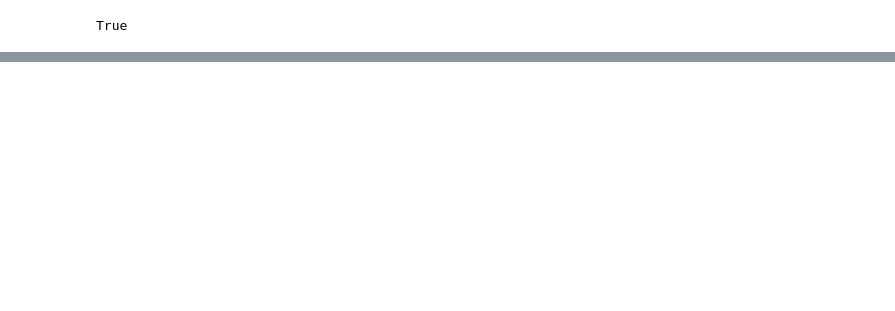
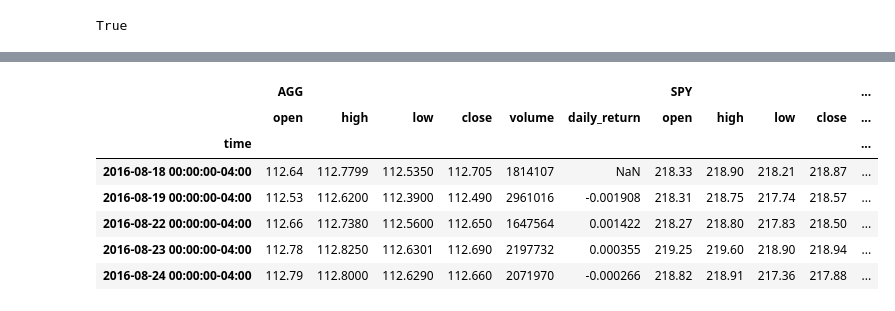
Before and after one commit to palma-javier-1997/Financial-Planner, a Jupyter notebook: Untitled.ipynb, the cells around one changed output, grey strips where cells are left out. Cells and saved outputs as stored; diff of their text form; code cells hidden in the pictures; blank space fills up the shorter version.

```diff
--- a/Untitled.ipynb
+++ b/Untitled.ipynb
@@ -95,0 +212,31 @@ The current value of your 5.3 ETH is $2625.73
+# %%
+# Set Alpaca API key and secret
+alpaca_api_key = os.getenv("ALPACA_API_KEY")
+alpaca_secret_key = os.getenv("ALPACA_SECRET_KEY")
+
+api = tradeapi.REST(
+    alpaca_api_key,
+    alpaca_secret_key,
+    api_version = "v2"
+)
+# %%
+# Set start and end dates of five years back from today.
+# Sample results may vary from the solution based on the time frame chosen
+timeframe = "1D"
+start_date = pd.Timestamp('2015-08-07', tz='America/New_York').isoformat()
+end_date = pd.Timestamp('2020-08-07', tz='America/New_York').isoformat()
+
+# Set the tickers
+tickers = ["SPY", "AGG"]
+
+# Get 5 years' worth of historical data for SPY and AGG
+df_stock_data = api.get_barset(
+    tickers,
+    timeframe,
+    start=start_date,
+    end=end_date,
+    limit=1000
+).df
+
+# Display sample data
+df_stock_data.head()
@@ -95,0 +252,20 @@ The current value of your 5.3 ETH is $2625.73
+# %%
+# Configuring a Monte Carlo simulation to forecast 30 years cumulative returns
+MC_30_year = MCSimulation(
+    portfolio_data = df_stock_data,
+    weights = [.60,.40],
+    num_simulation = 500,
+    num_trading_days = 252*30
+)
+# %%
+# Printing Simulation input data
+MC_30_year.portfolio_data.head()
+# %% [output]
+|  | AGG |  |  |  |  |  | SPY |  |  |  | ... |
+|  | open | high | low | close | volume | daily_return | open | high | low | close | ... |
+| time |  |  |  |  |  |  |  |  |  |  | ... |
+| 2016-08-18 00:00:00-04:00 | 112.64 | 112.7799 | 112.5350 | 112.705 | 1814107 | NaN | 218.33 | 218.90 | 218.21 | 218.87 | ... |
+| 2016-08-19 00:00:00-04:00 | 112.53 | 112.6200 | 112.3900 | 112.490 | 2961016 | -0.001908 | 218.31 | 218.75 | 217.74 | 218.57 | ... |
+| 2016-08-22 00:00:00-04:00 | 112.66 | 112.7380 | 112.5600 | 112.650 | 1647564 | 0.001422 | 218.27 | 218.80 | 217.83 | 218.50 | ... |
+| 2016-08-23 00:00:00-04:00 | 112.78 | 112.8250 | 112.6301 | 112.690 | 2197732 | 0.000355 | 219.25 | 219.60 | 218.90 | 218.94 | ... |
+| 2016-08-24 00:00:00-04:00 | 112.79 | 112.8000 | 112.6290 | 112.660 | 2071970 | -0.000266 | 218.82 | 218.91 | 217.36 | 217.88 | ... |
```
Also changed, not shown: parts of 18 cells of this notebook.
